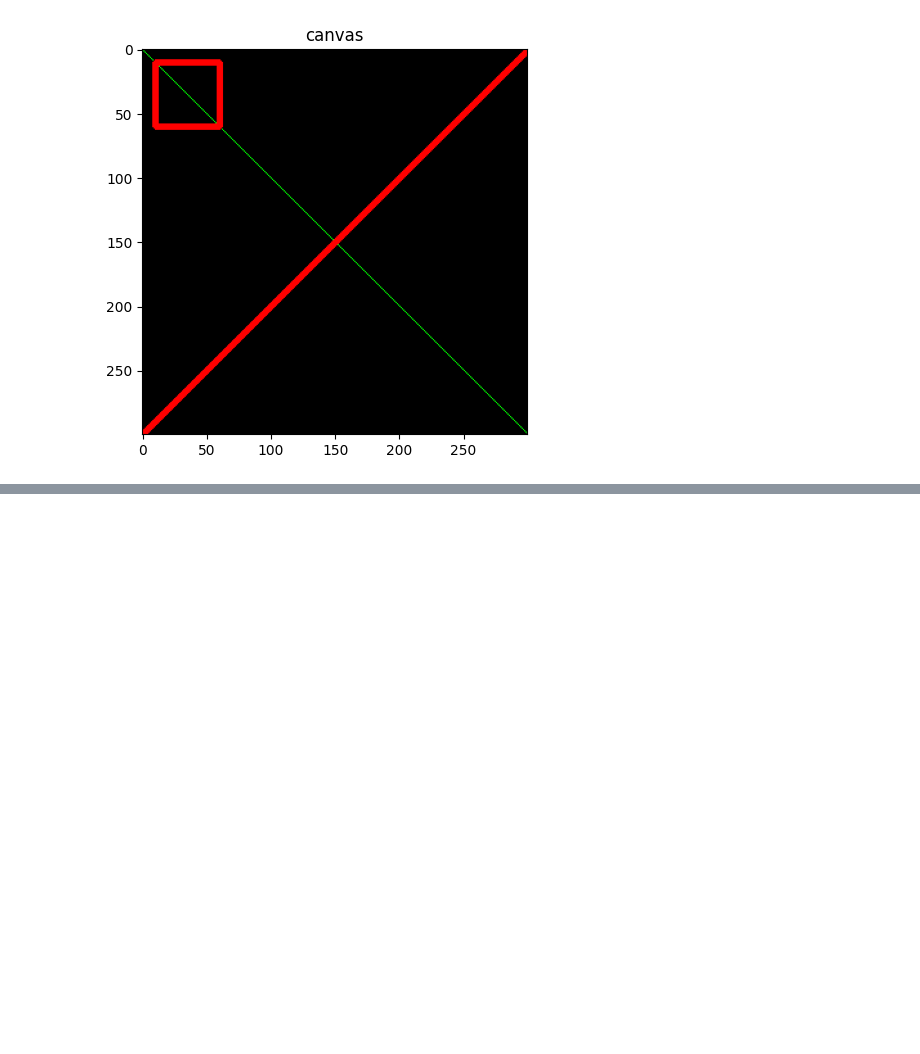
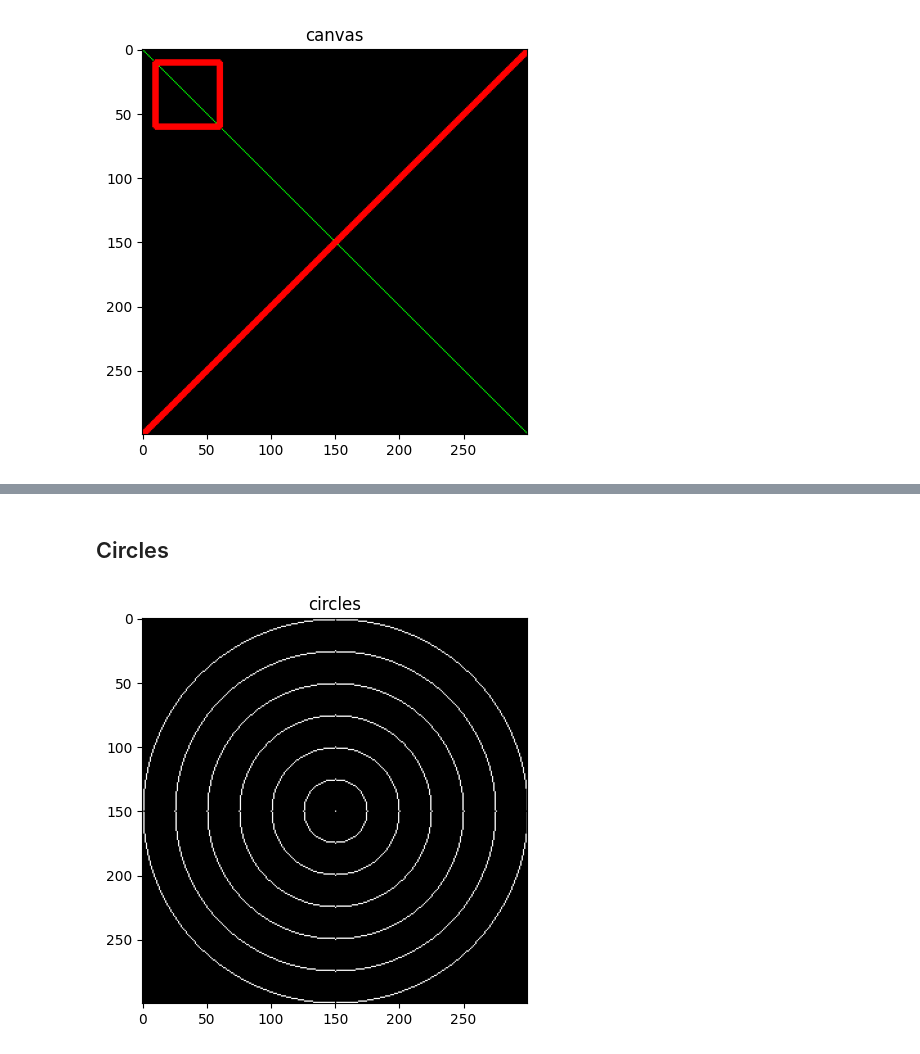
Before and after one commit to AlejandroValle99/Practical_Image_Processing, a Jupyter notebook: 02_drawings/1_drawing.ipynb, the cells around one changed output, grey strips where cells are left out. Drawn from its saved outputs; the diff is of its cells as text; code cells hidden in the pictures; blank space fills up the shorter version.

```diff
--- a/02_drawings/1_drawing.ipynb
+++ b/02_drawings/1_drawing.ipynb
@@ -36,0 +37,14 @@ display_image('canvas', canvas)
+# %% [markdown]
+## Circles
+# %%
+canvas_circle = np.zeros((300,300,3), dtype="uint8")
+# %%
+center_x, center_y = canvas.shape[1] // 2, canvas.shape[0] // 2
+white = (255,255,255)
+
+for r in range(0,175,25):
+    cv.circle(canvas_circle, (center_x, center_y), r, white)
+
+display_image('circles',canvas_circle)
+# %% [output]
+[figure, added]
```
Also changed, not shown: parts of 3 cells of this notebook.
